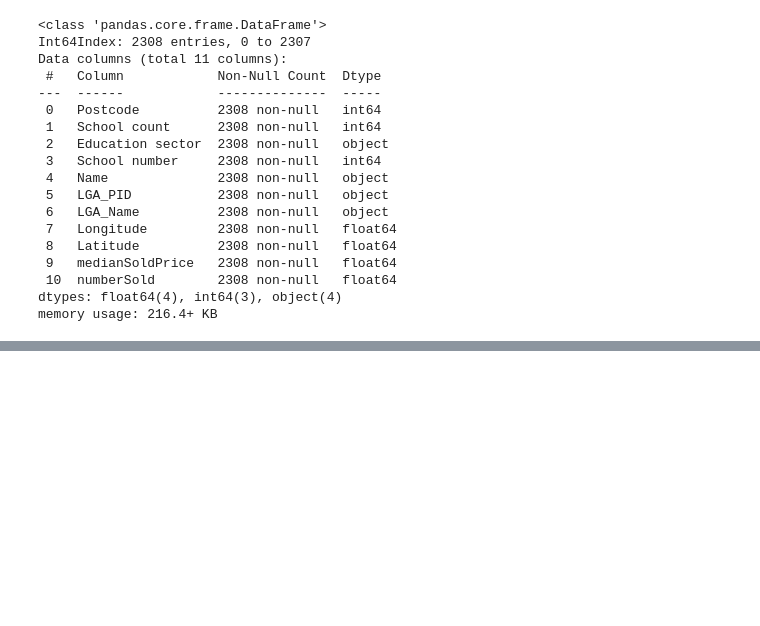
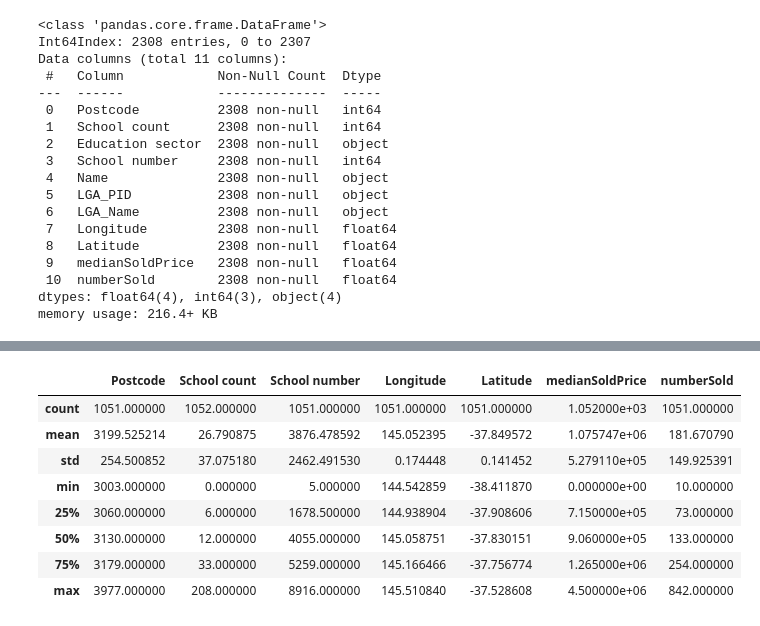
Before and after one commit to 22OVERSooN/Project1_Realestate_Analysis, a Jupyter notebook: LGA_code.ipynb, the cells around one changed output, grey strips where cells are left out. Saved outputs shown, nothing was run; the diff lists cells and outputs as text; code cells hidden in the pictures; blank space fills up the shorter version.

```diff
--- a/LGA_code.ipynb
+++ b/LGA_code.ipynb
@@ -250,0 +250,18 @@ combined_shool_count_clean.head()
+# %%
+# df_merged = pd.merge(lga_gdf[['LGA_PID', 'geometry', 'LGA_NAME']], combined_shool_count_clean[['LGA_PID', 'School count','Name','LGA_Name','Longitude','Latitude','medianSoldPrice']], left_on='LGA_PID', right_on='LGA_PID', how='left')
+df_merged = pd.merge(lga_testing, combined_shool_count_clean, left_on='LGA_PID', right_on='LGA_PID', how='outer')
+df_merged['School count'] = df_merged['School count'].fillna(0)
+df_merged['medianSoldPrice'] = df_merged['medianSoldPrice'].fillna(0)
+df_merged_drop=df_merged.drop_duplicates(subset="School number",keep='first', inplace = False)
+# df_merged = df_merged.dropna(subset=['geometry']).set_index('LGA_PID')
+df_merged_drop.describe()
+# %% [output]
+|  | Postcode | School count | School number | Longitude | Latitude | medianSoldPrice | numberSold |
+| count | 1051.000000 | 1052.000000 | 1051.000000 | 1051.000000 | 1051.000000 | 1.052000e+03 | 1051.000000 |
+| mean | 3199.525214 | 26.790875 | 3876.478592 | 145.052395 | -37.849572 | 1.075747e+06 | 181.670790 |
+| std | 254.500852 | 37.075180 | 2462.491530 | 0.174448 | 0.141452 | 5.279110e+05 | 149.925391 |
+| min | 3003.000000 | 0.000000 | 5.000000 | 144.542859 | -38.411870 | 0.000000e+00 | 10.000000 |
+| 25% | 3060.000000 | 6.000000 | 1678.500000 | 144.938904 | -37.908606 | 7.150000e+05 | 73.000000 |
+| 50% | 3130.000000 | 12.000000 | 4055.000000 | 145.058751 | -37.830151 | 9.060000e+05 | 133.000000 |
+| 75% | 3179.000000 | 33.000000 | 5259.000000 | 145.166466 | -37.756774 | 1.265000e+06 | 254.000000 |
+| max | 3977.000000 | 208.000000 | 8916.000000 | 145.510840 | -37.528608 | 4.500000e+06 | 842.000000 |
```
Also changed, not shown: parts of 9 cells of this notebook, 7 other files.
